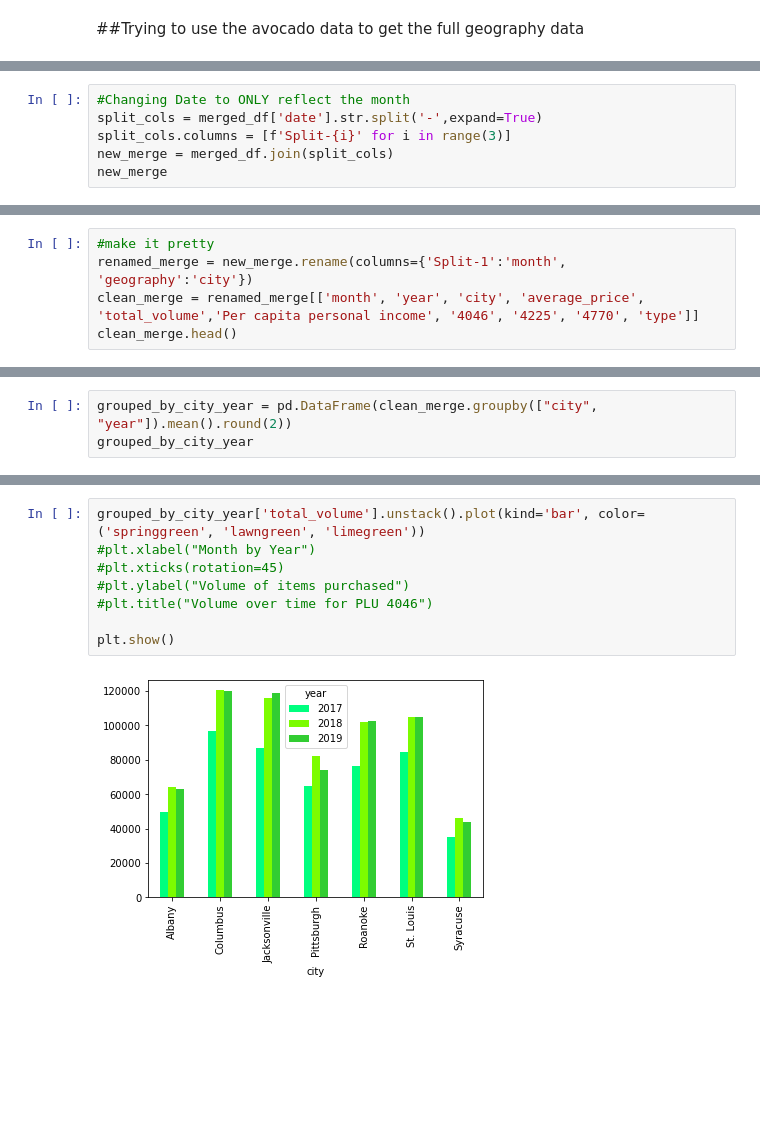
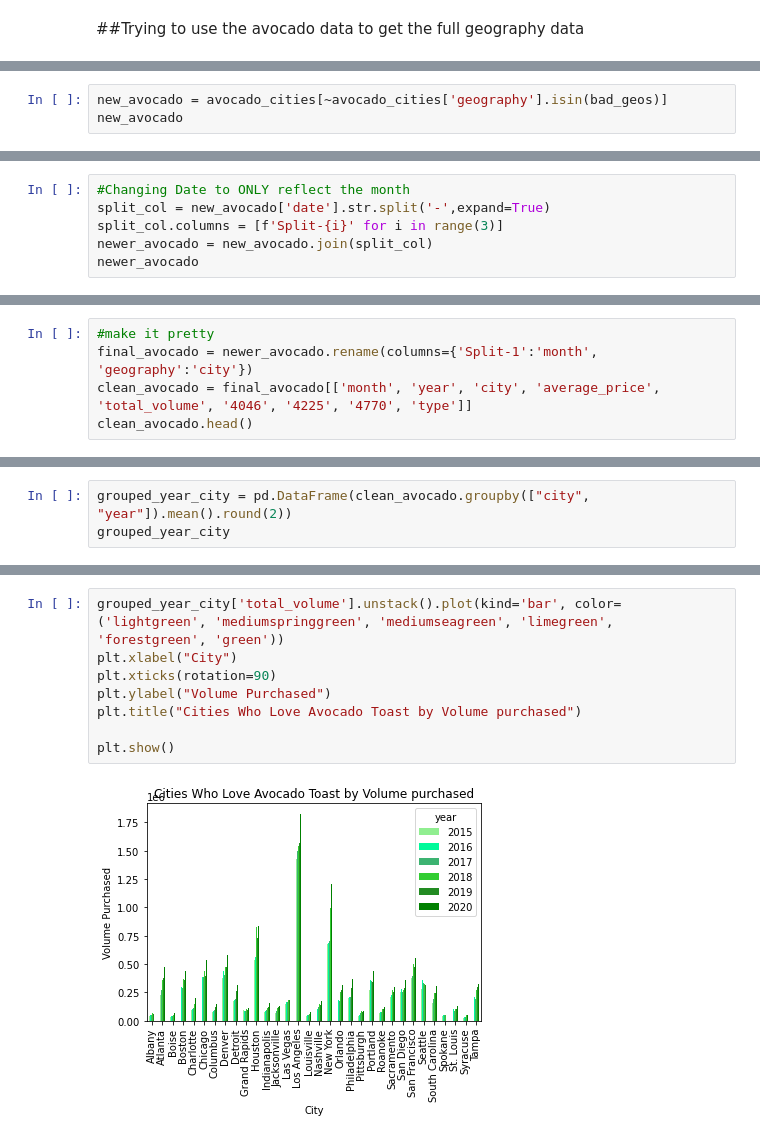
Before and after one commit to efennie/project_one, a Jupyter notebook: Question_1.ipynb, the cells around one changed output, grey strips where cells are left out. Drawn from its saved outputs; the diff is of its cells as text; blank space fills up the shorter version.

```diff
--- a/Question_1.ipynb
+++ b/Question_1.ipynb
@@ -83,0 +35,3 @@ merged_df
+# %%
+new_avocado = avocado_cities[~avocado_cities['geography'].isin(bad_geos)]
+new_avocado
@@ -84,8 +52,8 @@ merged_df
 # %%
 #Changing Date to ONLY reflect the month
-split_cols = merged_df['date'].str.split('-',expand=True)
-split_cols.columns = [f'Split-{i}' for i in range(3)]
-new_merge = merged_df.join(split_cols)
-new_merge
+split_col = new_avocado['date'].str.split('-',expand=True)
+split_col.columns = [f'Split-{i}' for i in range(3)]
+newer_avocado = new_avocado.join(split_col)
+newer_avocado
 # %% [output]
 |  | date | average_price | total_volume | 4046 | 4225 | 4770 | total_bags | small_bags | large_bags | ... |
@@ -104,6 +72,6 @@ new_merge
 # %%
 #make it pretty
-renamed_merge = new_merge.rename(columns={'Split-1':'month', 'geography':'city'})
-clean_merge = renamed_merge[['month', 'year', 'city', 'average_price', 'total_volume','Per capita personal income', '4046', '4225', '4770', 'type']]
-clean_merge.head()
+final_avocado = newer_avocado.rename(columns={'Split-1':'month', 'geography':'city'})
+clean_avocado = final_avocado[['month', 'year', 'city', 'average_price', 'total_volume', '4046', '4225', '4770', 'type']]
+clean_avocado.head()
 # %% [output]
@@ -116,4 +84,4 @@ clean_merge.head()
 # %%
-grouped_by_city_year = pd.DataFrame(clean_merge.groupby(["city", "year"]).mean().round(2))
-grouped_by_city_year
+grouped_year_city = pd.DataFrame(clean_avocado.groupby(["city", "year"]).mean().round(2))
+grouped_year_city
 # %% [output]
@@ -138,10 +102,10 @@ grouped_by_city_year
 # %%
-grouped_by_city_year['total_volume'].unstack().plot(kind='bar', color=('springgreen', 'lawngreen', 'limegreen'))
-#plt.xlabel("Month by Year")
-#plt.xticks(rotation=45)
-#plt.ylabel("Volume of items purchased")
-#plt.title("Volume over time for PLU 4046")
+grouped_year_city['total_volume'].unstack().plot(kind='bar', color=('lightgreen', 'mediumspringgreen', 'mediumseagreen', 'limegreen', 'forestgreen', 'green'))
+plt.xlabel("City")
+plt.xticks(rotation=90)
+plt.ylabel("Volume Purchased")
+plt.title("Cities Who Love Avocado Toast by Volume purchased")
 
 plt.show()
 # %% [output]
-[figure, old version]
+[figure, new version]
```
Also changed, not shown: parts of 9 cells of this notebook.
